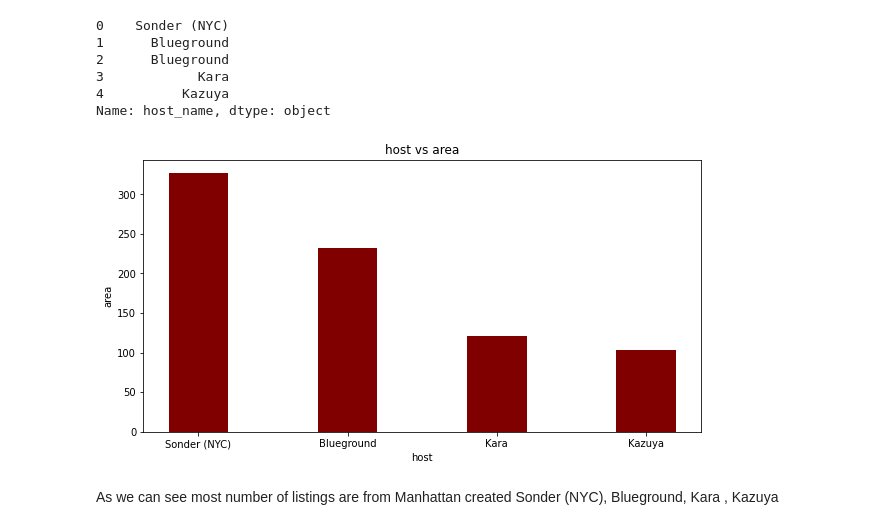
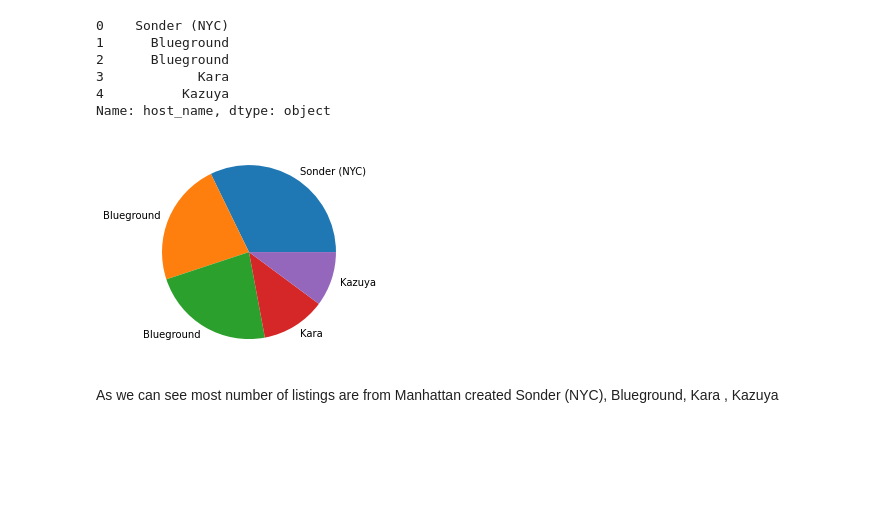
Before and after one commit to dsnnaveen/AirnbBookingAnalysis, a Jupyter notebook: Airbnb_Bookings_Analysis_Capstone_Project.ipynb, the cells around one changed output. Drawn from its saved outputs; the diff is of its cells as text; code cells hidden in the pictures; blank space fills up the shorter version.

```diff
--- a/Airbnb_Bookings_Analysis_Capstone_Project.ipynb
+++ b/Airbnb_Bookings_Analysis_Capstone_Project.ipynb
@@ -139,21 +156,16 @@ top_five_host_name
 3            Kara
 4          Kazuya
 Name: host_name, dtype: object
-# %%
-
-
-fig = plt.figure(figsize = (10, 5))
-
-# creating the bar plot
-plt.bar(top_five_host_name, top_five_host_listing_counts , color ='maroon',
-        width = 0.4)
-
-plt.xlabel("host")
-plt.ylabel("area")
-plt.title("host vs area")
-plt.show()
-# %% [output]
-[figure, removed]
+# %%
+
+
+
+mylabels = top_five_host_name
+
+plt.pie(top_five_host_listing_counts, labels = mylabels)
+plt.show()
+# %% [output]
+[figure, added]
 # %% [markdown]
 As we can see most number of listings are from Manhattan created Sonder (NYC), Blueground, Kara , Kazuya
 # %% [markdown]
```
Also changed, not shown: parts of 4 cells of this notebook.
